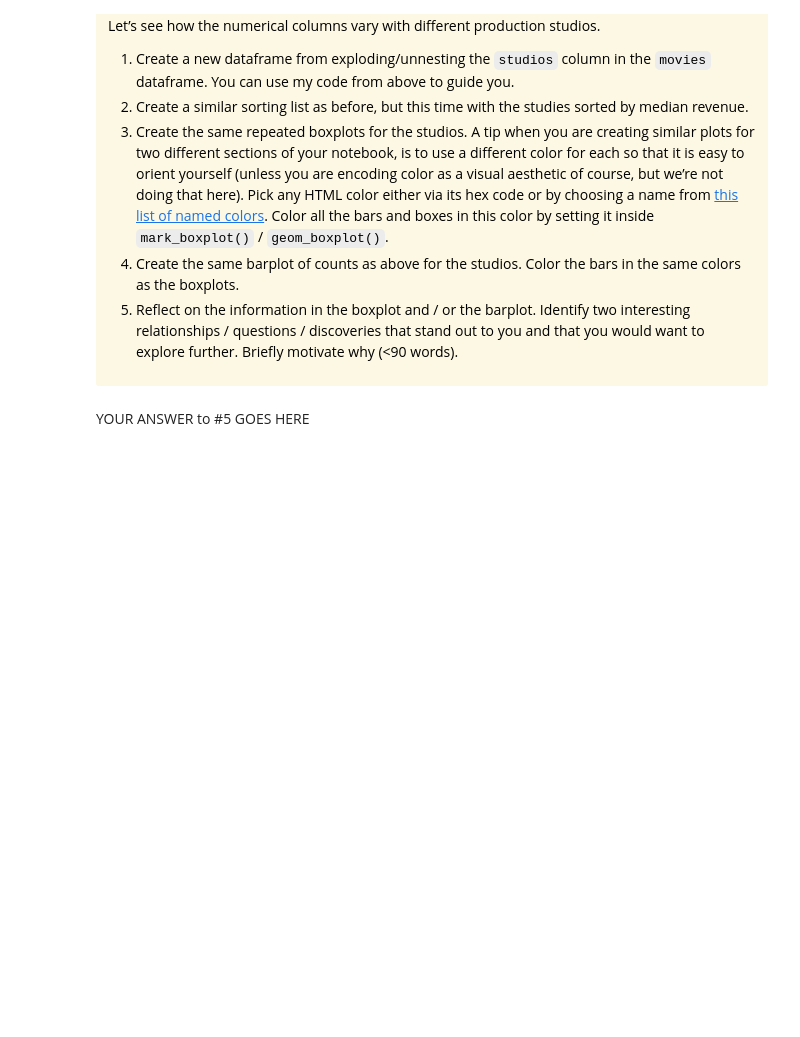
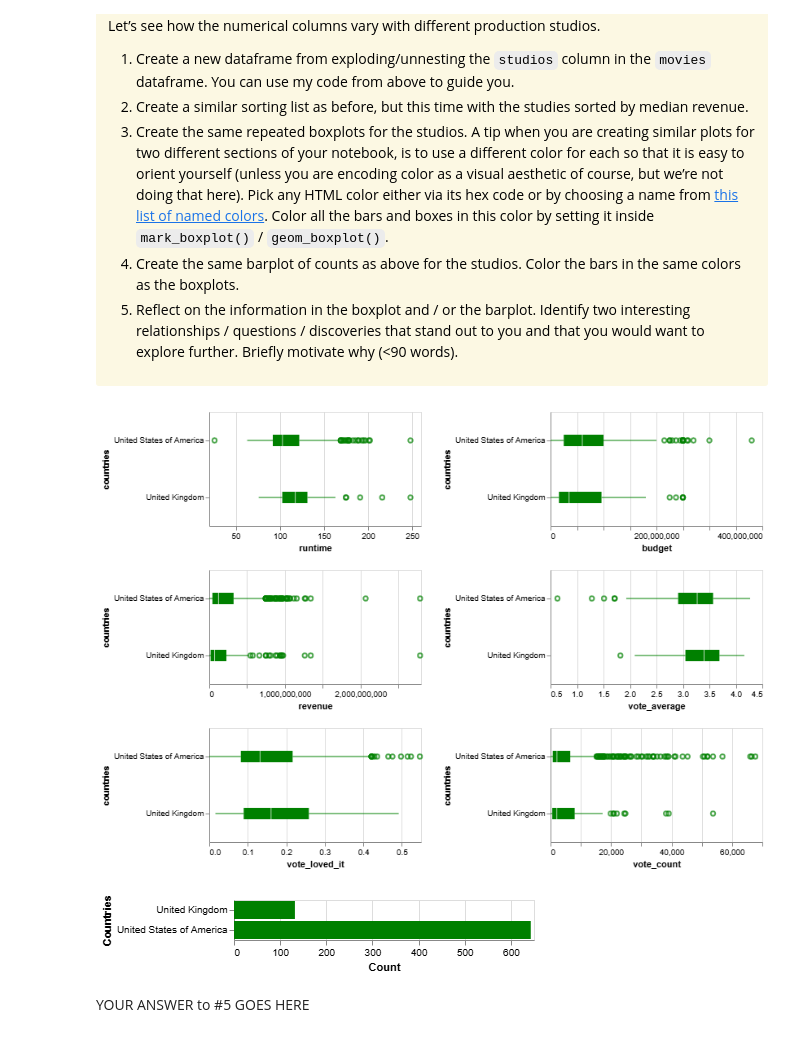
Before and after one commit to Zihao-Sheng/DATA_550_lab2_group14, a Jupyter notebook: lab2.ipynb, the cells around one changed output. Saved outputs shown, nothing was run; the diff lists cells and outputs as text; code cells hidden in the pictures; blank space fills up the shorter version.

```diff
--- a/lab2.ipynb
+++ b/lab2.ipynb
@@ -629,5 +661,20 @@ rubric={accuracy:0.5,reasoning:0.5}
+# %%
+Q_3_7=movies.explode('countries')
+countries_by_revenue = Q_3_7.groupby('countries')['revenue'].median().sort_values(ascending=False).index.tolist()
+alt.Chart(Q_3_7).mark_boxplot(color='green').encode(
+    y=alt.Y('countries:N',sort=countries_by_revenue),
+    x=alt.X(alt.repeat(),type='quantitative',scale=alt.Scale(zero=False))
+).properties(height=140,width=260).repeat(repeat=num_cols,columns=2)
+# %% [output]
+[figure, added]
 # %%
 # YOUR ANSWER GOES HERE FOR THE BAR PLOT OF COUNTS
+alt.Chart(Q_3_7).mark_bar(color='green').encode(
+    y=alt.Y('countries',title='Countries'),
+    x=alt.X('count()',title='Count')
+)
+# %% [output]
+[figure, added]
 # %% [markdown]
 YOUR ANSWER to #5 GOES HERE
 # %% [markdown]
```
Also changed, not shown: parts of 8 cells of this notebook.
